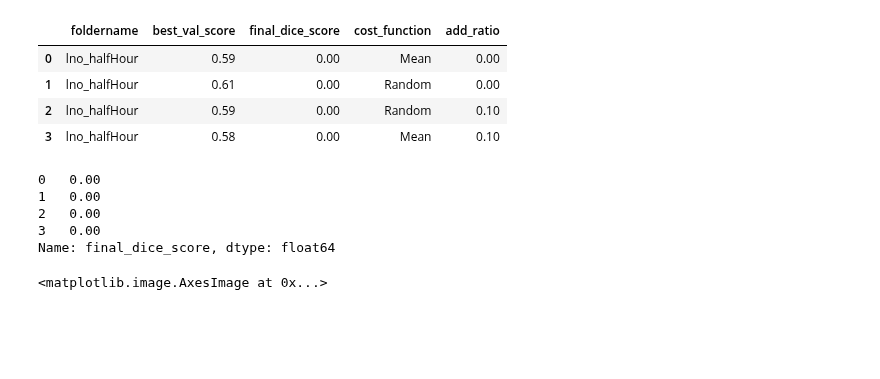
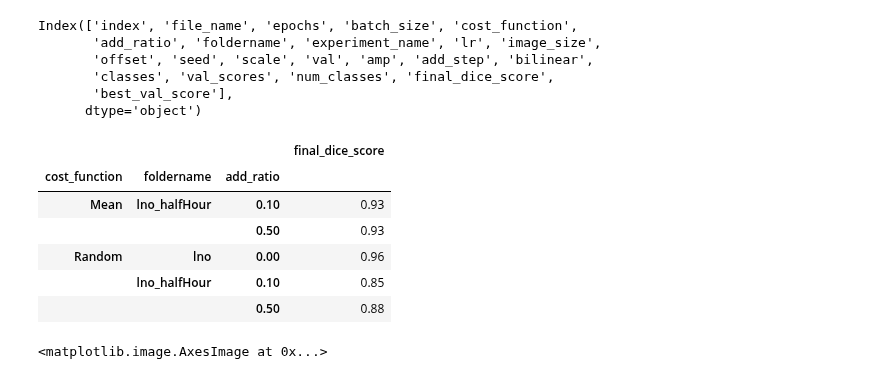
Before and after one commit to laura-rieger/segmenter, a Jupyter notebook: notebooks/Results.ipynb, the cells around one changed output. Saved outputs shown, nothing was run; the diff lists cells and outputs as text; code cells hidden in the pictures; blank space fills up the shorter version.

```diff
--- a/notebooks/Results.ipynb
+++ b/notebooks/Results.ipynb
@@ -53,20 +55,23 @@ array(['LNOActive2', 'FirstTrial', 'LNODrillingdown', 'LNOActive'],
 # %%
 # results = results[results.foldername == "lno_halfHour"]
-results = results[results.experiment_name == "LNOActive2"]
+results = results[results.experiment_name == "LNOComparison"]
 results = results.reset_index()
+# %%
+results.columns
+# %% [output]
+Index(['index', 'file_name', 'epochs', 'batch_size', 'cost_function',
+       'add_ratio', 'foldername', 'experiment_name', 'lr', 'image_size',
+       'offset', 'seed', 'scale', 'val', 'amp', 'add_step', 'bilinear',
+       'classes', 'val_scores', 'num_classes', 'final_dice_score',
+       'best_val_score'],
+      dtype='object')
 # %%
-results[['foldername', 'best_val_score', 'final_dice_score','cost_function', 'add_ratio']]
+results[['foldername',  'final_dice_score','cost_function', 'add_ratio',]].groupby(['cost_function','foldername','add_ratio' ]).mean()
 # %% [output]
-|  | foldername | best_val_score | final_dice_score | cost_function | add_ratio |
-| 0 | lno_halfHour | 0.59 | 0.00 | Mean | 0.00 |
-| 1 | lno_halfHour | 0.61 | 0.00 | Random | 0.00 |
-| 2 | lno_halfHour | 0.59 | 0.00 | Random | 0.10 |
-| 3 | lno_halfHour | 0.58 | 0.00 | Mean | 0.10 |
+|  |  |  | final_dice_score |
+| cost_function | foldername | add_ratio |  |
+| Mean | lno_halfHour | 0.10 | 0.93 |
+|  |  | 0.50 | 0.93 |
+| Random | lno | 0.00 | 0.96 |
+|  | lno_halfHour | 0.10 | 0.85 |
+|  |  | 0.50 | 0.88 |
-# %%
-results.final_dice_score
-# %% [output]
-0   0.00
-1   0.00
-2   0.00
-3   0.00
-Name: final_dice_score, dtype: float64
```
Also changed, not shown: parts of 64 cells of this notebook, 4 other files.
